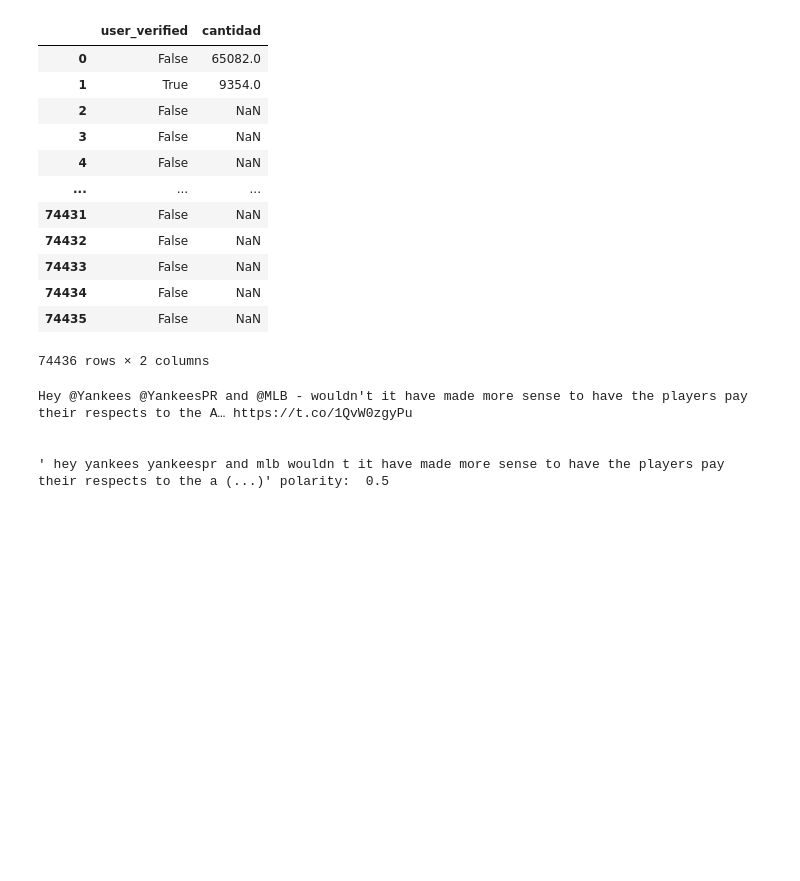
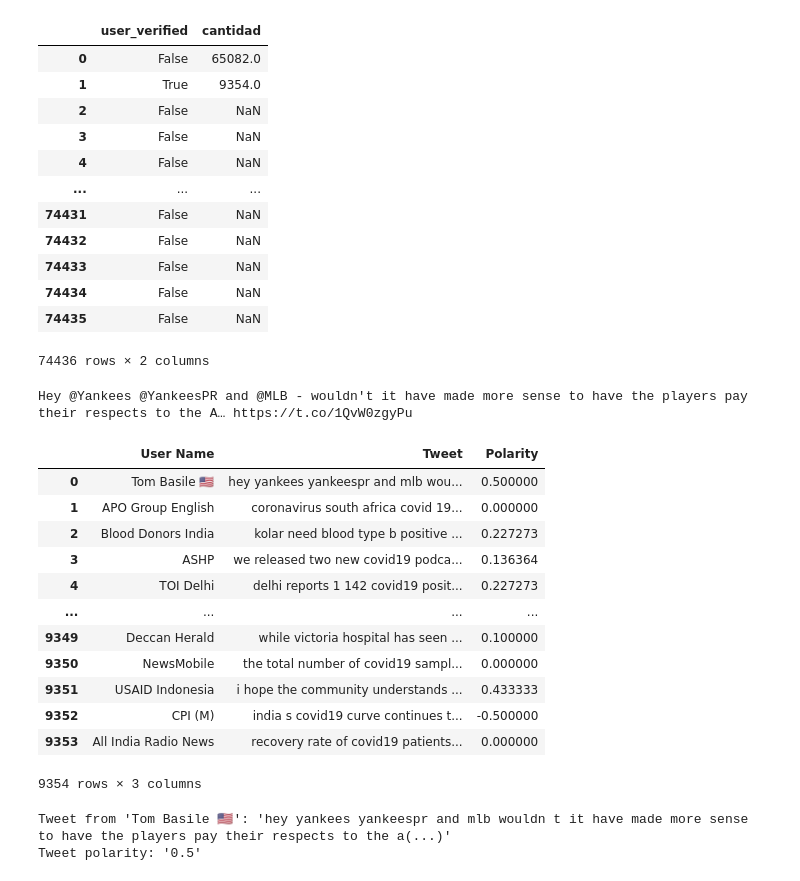
Before and after one commit to JuanDiaz12000/retoAnalitica, a Jupyter notebook: reto.ipynb, the cells around one changed output. Cells and saved outputs as stored; diff of their text form; code cells hidden in the pictures; blank space fills up the shorter version.

```diff
--- a/reto.ipynb
+++ b/reto.ipynb
@@ -231,32 +231,51 @@ diversidadGrupo
 # %%
 import os
 import itertools
 import collections
 import tweepy as tw
 import nltk
 from nltk.corpus import stopwords
 import re
 import networkx
 from textblob import TextBlob
 
 import warnings
 warnings.filterwarnings("ignore")
 
 sb.set(font_scale=1.5)
 sb.set_style("whitegrid")
 tweets=pd.read_csv("covid19_V_tweets.csv")
 def remove_url(txt):
     return " ".join(re.sub("([^0-9A-Za-z \t])|(\w+:\/\/\S+)", " ", txt).split())
 tweetsText= tweets["text"].to_list()
+username= tweets["user_name"].to_list()
 print(tweetsText[0])
 print("")
 all_tweets_no_urls = [remove_url(tweet) for tweet in tweetsText]
 all_tweets_no_urls = [tweets.lower() for tweets in all_tweets_no_urls]
+sentiment_objects = [TextBlob(tweet) for tweet in all_tweets_no_urls]
+sentiment_values = [[str(tweet), tweet.sentiment.polarity] for tweet in sentiment_objects]
+fullAnalysis = pd.DataFrame(username, columns=["User Name"])
+sentiment_df = pd.DataFrame(sentiment_values, columns=["Tweet", "Polarity"])
+fullAnalysis = fullAnalysis.join(sentiment_df)
+display(fullAnalysis)
 print("")
-sentiment_objects = [TextBlob(tweet) for tweet in all_tweets_no_urls]
-print("'",sentiment_objects[0],"(...)' polarity: ", sentiment_objects[0].polarity)
+print("Tweet from "+"'"+fullAnalysis["User Name"][0]+"': "+"'"+fullAnalysis["Tweet"][0]+"(...)'")
+print("Tweet polarity: "+"'"+str(fullAnalysis["Polarity"][0])+"'")
 # %% [output]
 Hey @Yankees @YankeesPR and @MLB - wouldn't it have made more sense to have the players pay their respects to the A… https://t.co/1QvW0zgyPu
-
-
-' hey yankees yankeespr and mlb wouldn t it have made more sense to have the players pay their respects to the a (...)' polarity:  0.5
+|  | User Name | Tweet | Polarity |
+| 0 | Tom Basile 🇺🇸 | hey yankees yankeespr and mlb wou... | 0.500000 |
+| 1 | APO Group English | coronavirus south africa covid 19... | 0.000000 |
+| 2 | Blood Donors India | kolar need blood type b positive ... | 0.227273 |
+| 3 | ASHP | we released two new covid19 podca... | 0.136364 |
+| 4 | TOI Delhi | delhi reports 1 142 covid19 posit... | 0.227273 |
+| ... | ... | ... | ... |
+| 9349 | Deccan Herald | while victoria hospital has seen ... | 0.100000 |
+| 9350 | NewsMobile | the total number of covid19 sampl... | 0.000000 |
+| 9351 | USAID Indonesia | i hope the community understands ... | 0.433333 |
+| 9352 | CPI (M) | india s covid19 curve continues t... | -0.500000 |
+| 9353 | All India Radio News | recovery rate of covid19 patients... | 0.000000 |
+9354 rows × 3 columns
+Tweet from 'Tom Basile 🇺🇸': 'hey yankees yankeespr and mlb wouldn t it have made more sense to have the players pay their respects to the a(...)'
+Tweet polarity: '0.5'
```
Also changed, not shown: parts of 1 cell of this notebook, 3 other files.
